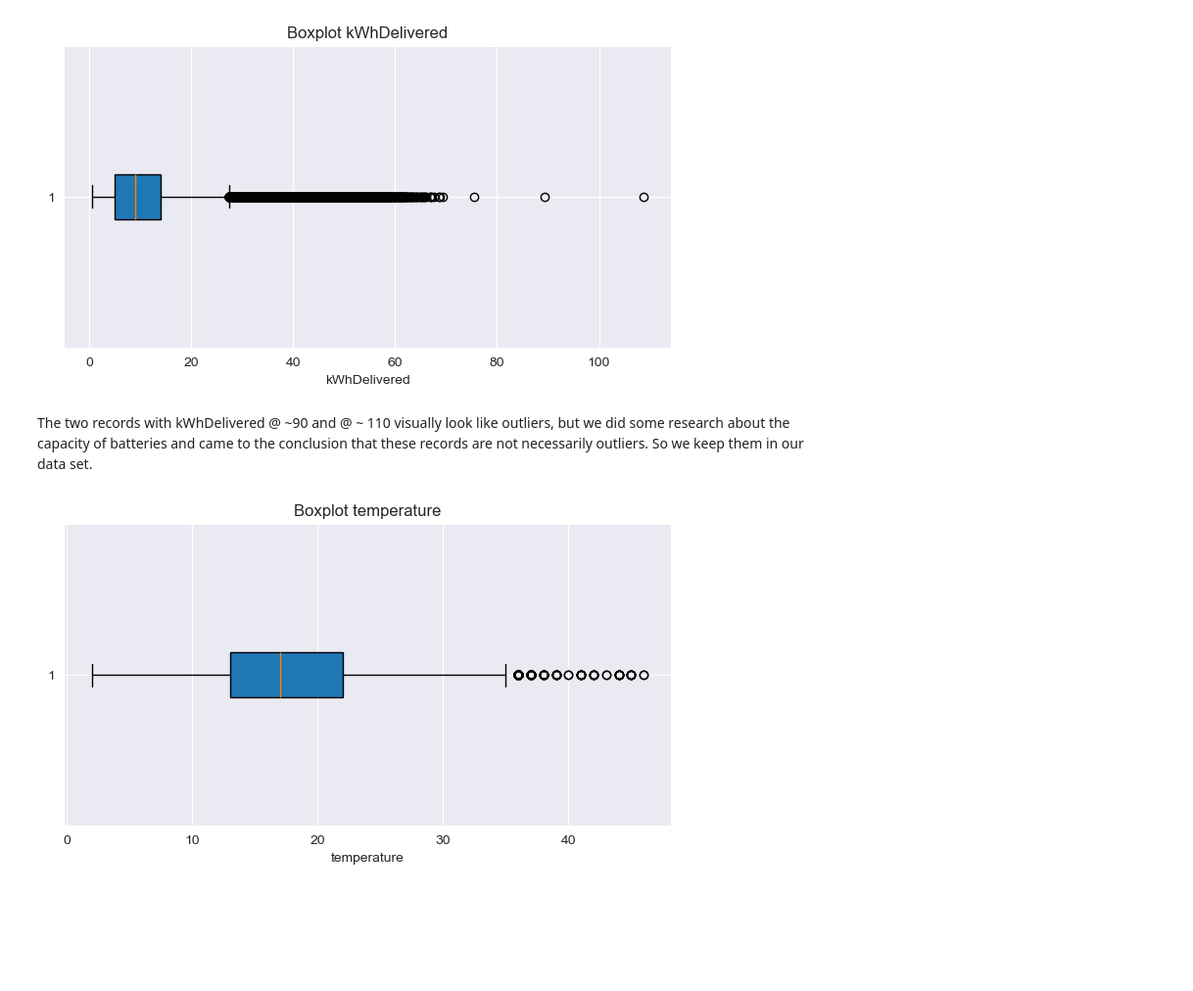
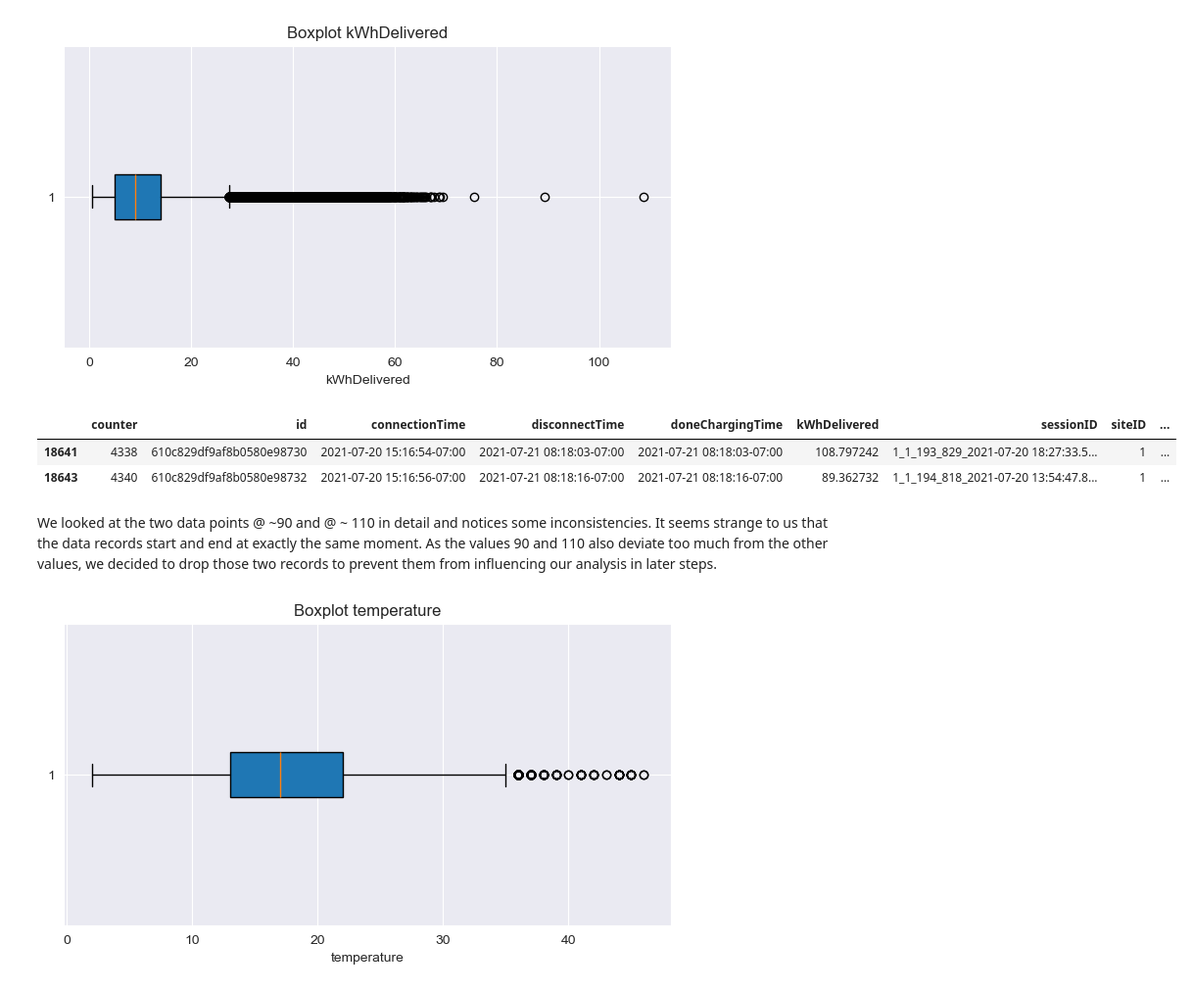
Before and after one commit to pmoll01/AA2024_Groupwork_DynamoData, a Jupyter notebook: Task_1.ipynb, the cells around one changed output. Shown at 98% size. Saved outputs shown, nothing was run; the diff lists cells and outputs as text; code cells hidden in the pictures; blank space fills up the shorter version.

```diff
--- a/Task_1.ipynb
+++ b/Task_1.ipynb
@@ -697,5 +699,12 @@ plt.xlabel("kWhDelivered")
 plt.grid(True)
 # %% [output]
 [figure]
-# %% [markdown]
-The two records with kWhDelivered @ ~90 and @ ~ 110 visually look like outliers, but we did some research about the capacity of batteries and came to the conclusion that these records are not necessarily outliers. So we keep them in our data set.
+# %%
+kWhDelivered_outliers = charging_data_cleaned[(charging_data_cleaned['kWhDelivered'] > 80)]
+kWhDelivered_outliers
+# %% [output]
+|  | counter | id | connectionTime | disconnectTime | doneChargingTime | kWhDelivered | sessionID | siteID | ... |
+| 18641 | 4338 | 610c829df9af8b0580e98730 | 2021-07-20 15:16:54-07:00 | 2021-07-21 08:18:03-07:00 | 2021-07-21 08:18:03-07:00 | 108.797242 | 1_1_193_829_2021-07-20 18:27:33.5... | 1 | ... |
+| 18643 | 4340 | 610c829df9af8b0580e98732 | 2021-07-20 15:16:56-07:00 | 2021-07-21 08:18:16-07:00 | 2021-07-21 08:18:16-07:00 | 89.362732 | 1_1_194_818_2021-07-20 13:54:47.8... | 1 | ... |
+# %% [markdown]
+We looked at the two data points @ ~90 and @ ~ 110 in detail and notices some inconsistencies. It seems strange to us that the data records start and end at exactly the same moment. As the values 90 and 110 also deviate too much from the other values, we decided to drop those two records to prevent them from influencing our analysis in later steps.
```
Also changed, not shown: parts of 3 cells of this notebook.
